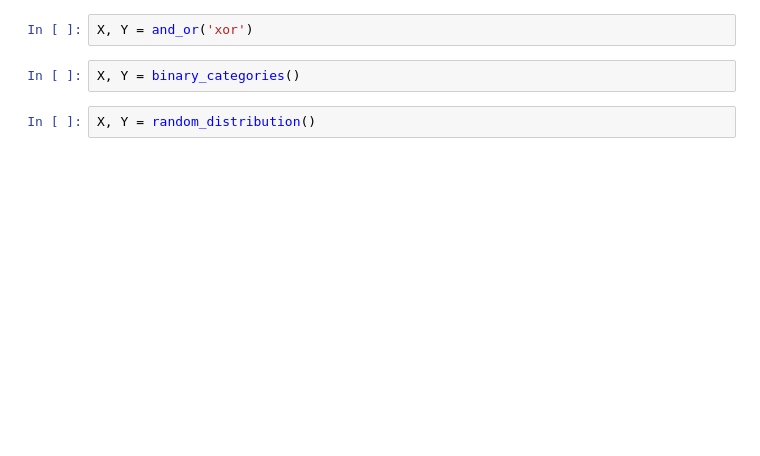
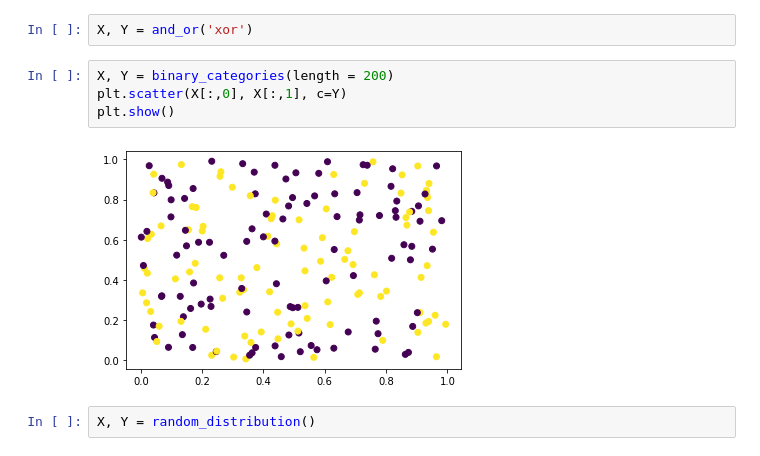
Before and after one commit to jajohu/Custom-Neural-Network, a Jupyter notebook: Development.ipynb, the cells around one changed output. Saved outputs shown, nothing was run; the diff lists cells and outputs as text; blank space fills up the shorter version.

```diff
--- a/Development.ipynb
+++ b/Development.ipynb
@@ -291,6 +299,10 @@ def random_distribution(length = 20, X_width = 2, Y_width = 1):
 # %%
 X, Y = and_or('xor')
-# %%
-X, Y = binary_categories()
+# %%
+X, Y = binary_categories(length = 200)
+plt.scatter(X[:,0], X[:,1], c=Y)
+plt.show()
+# %% [output]
+[figure, added]
 # %%
 X, Y = random_distribution()
```
Also changed, not shown: parts of 7 cells of this notebook.
